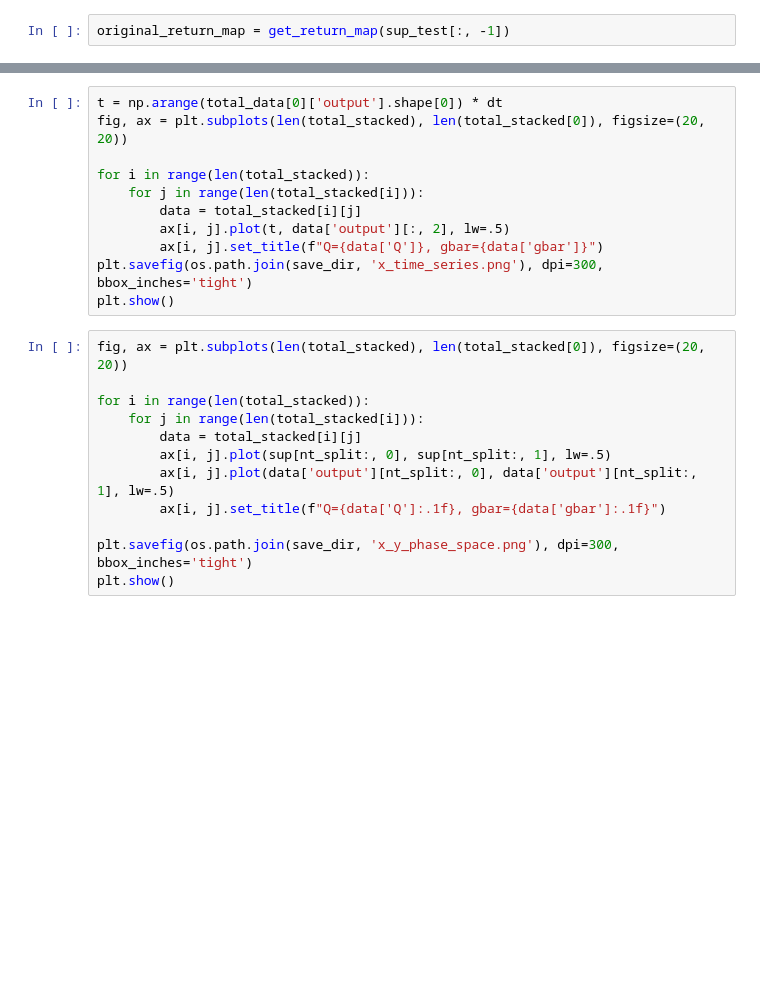
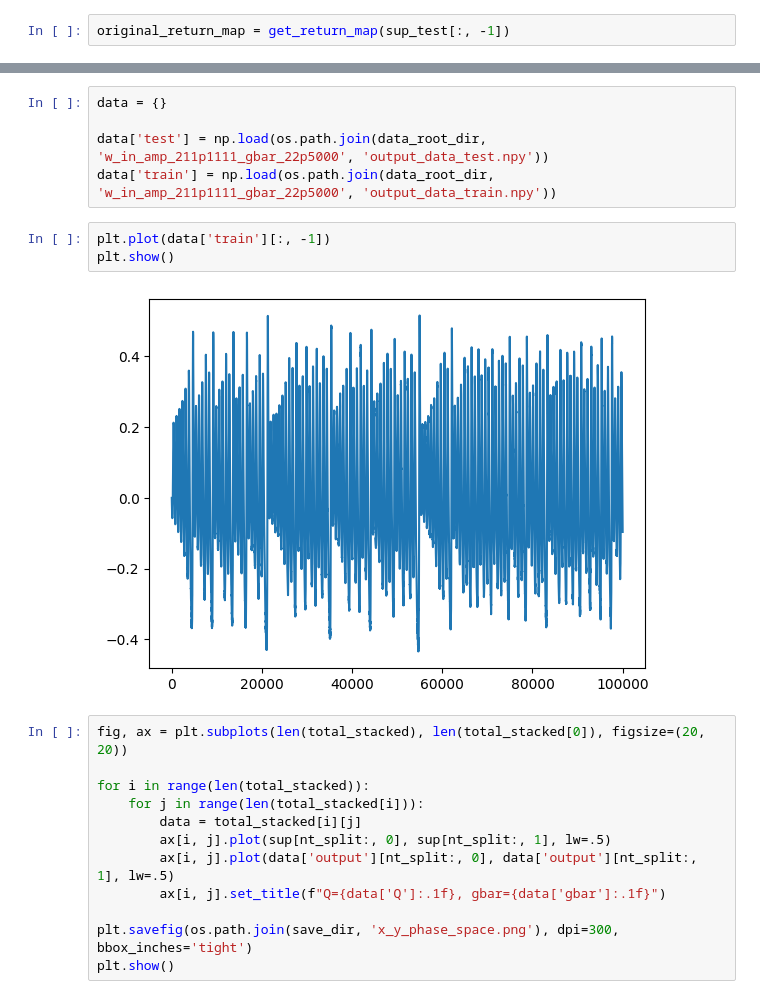
Before and after one commit to themahani/ml_force_research, a Jupyter notebook: hpc/visualize_data.ipynb, the cells around one changed output, grey strips where cells are left out. Saved outputs shown, nothing was run; the diff lists cells and outputs as text; blank space fills up the shorter version.

Commit message:
chore: test bfm

```diff
--- a/hpc/visualize_data.ipynb
+++ b/hpc/visualize_data.ipynb
@@ -187,14 +253,13 @@ plt.show()
-# %%
-t = np.arange(total_data[0]['output'].shape[0]) * dt
-fig, ax = plt.subplots(len(total_stacked), len(total_stacked[0]), figsize=(20, 20))
-
-for i in range(len(total_stacked)):
-    for j in range(len(total_stacked[i])):
-        data = total_stacked[i][j]
-        ax[i, j].plot(t, data['output'][:, 2], lw=.5)
-        ax[i, j].set_title(f"Q={data['Q']}, gbar={data['gbar']}")
-plt.savefig(os.path.join(save_dir, 'x_time_series.png'), dpi=300, bbox_inches='tight')
-plt.show()
+# %%
+data = {}
+
+data['test'] = np.load(os.path.join(data_root_dir, 'w_in_amp_211p1111_gbar_22p5000', 'output_data_test.npy'))
+data['train'] = np.load(os.path.join(data_root_dir, 'w_in_amp_211p1111_gbar_22p5000', 'output_data_train.npy'))
+# %%
+plt.plot(data['train'][:, -1])
+plt.show()
+# %% [output]
+[figure, added]
 # %%
 fig, ax = plt.subplots(len(total_stacked), len(total_stacked[0]), figsize=(20, 20))
 
```
Also changed, not shown: parts of 12 cells of this notebook, 3 other files.
